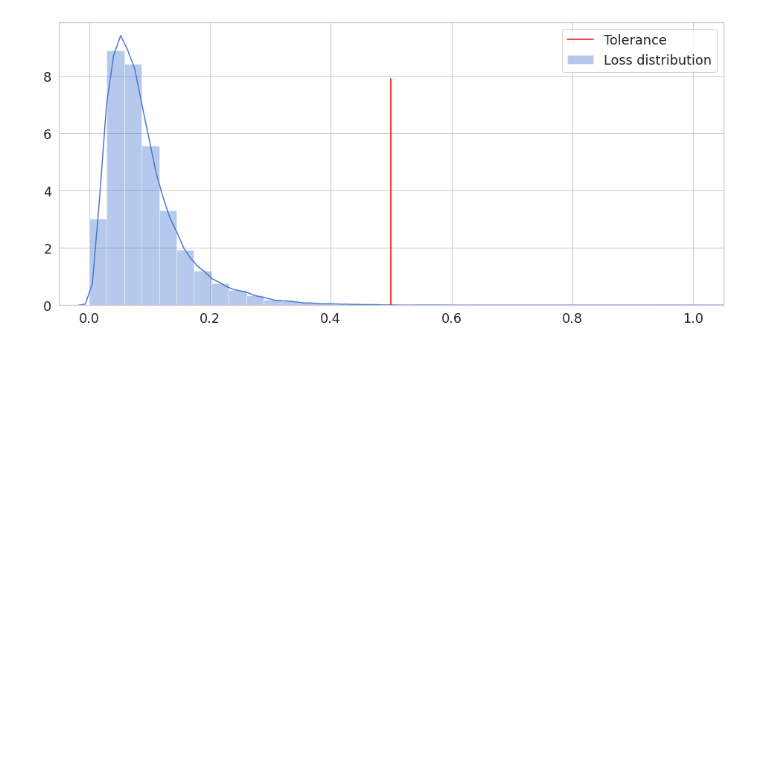
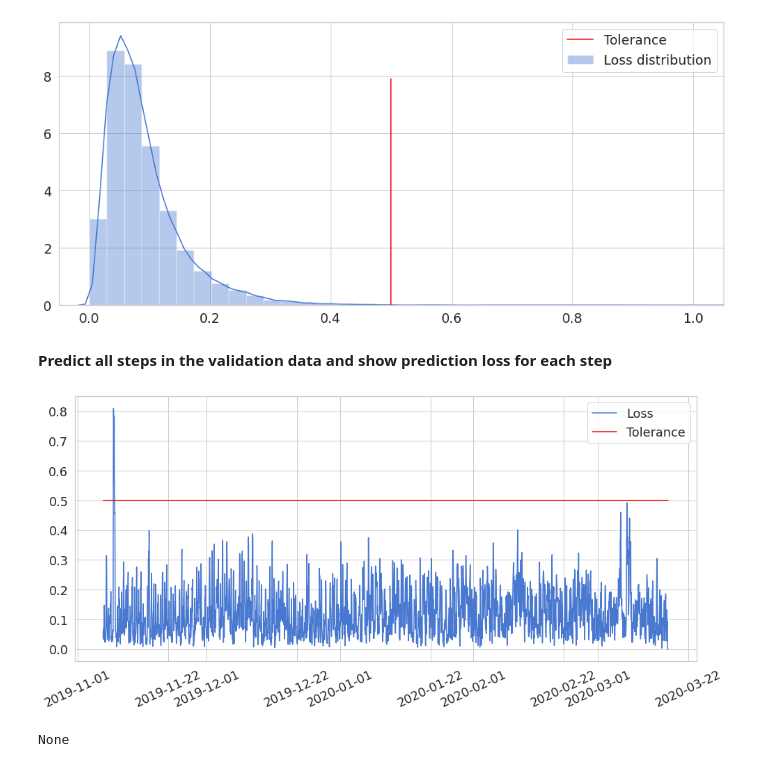
Before and after one commit to RadekBuczkowski/anomaly_detection, a Jupyter notebook: Untitled.ipynb, the cells around one changed output. Drawn from its saved outputs; the diff is of its cells as text; code cells hidden in the pictures; blank space fills up the shorter version.

```diff
--- a/Untitled.ipynb
+++ b/Untitled.ipynb
@@ -362,3 +387,32 @@ _, loss = PredictData(X_train, model, scaler)
 PlotLossDistribution(loss)
 # %% [output]
 [figure]
+# %% [markdown]
+**Predict all steps in the validation data and show prediction loss for each step**
+# %%
+def PlotLoss(data, loss, tolerance=ANOMALY_TOLERANCE):
+    score = pd.DataFrame(index=data.index)
+    score['Loss'] = loss
+    score['Tolerance'] = tolerance
+    score['Anomaly'] = score['Loss'] > tolerance
+    score['Time'] = data['Time']
+    score[TRAIN_ON_COLUMNS[0]] = data[TRAIN_ON_COLUMNS[0]]
+
+    plt.plot(score['Time'], score['Loss'], label='Loss')
+    plt.plot(score['Time'], score['Tolerance'], color='red', label='Tolerance')
+    plt.xticks(rotation=25)
+    plt.legend()
+    plt.show()
+
+    return score[score['Anomaly'] == True]
+
+
+X_data, _ = ScaleData(validation_data[TRAIN_ON_COLUMNS], scaler, False)
+validation_data = validation_data[PAST_STEP_COUNT:]
+
+predicted_data, loss = PredictData(X_data, model, scaler)
+
+anomalies = PlotLoss(validation_data, loss)
+# %% [output]
+[figure, added]
+None
```
Also changed, not shown: parts of 10 cells of this notebook.
